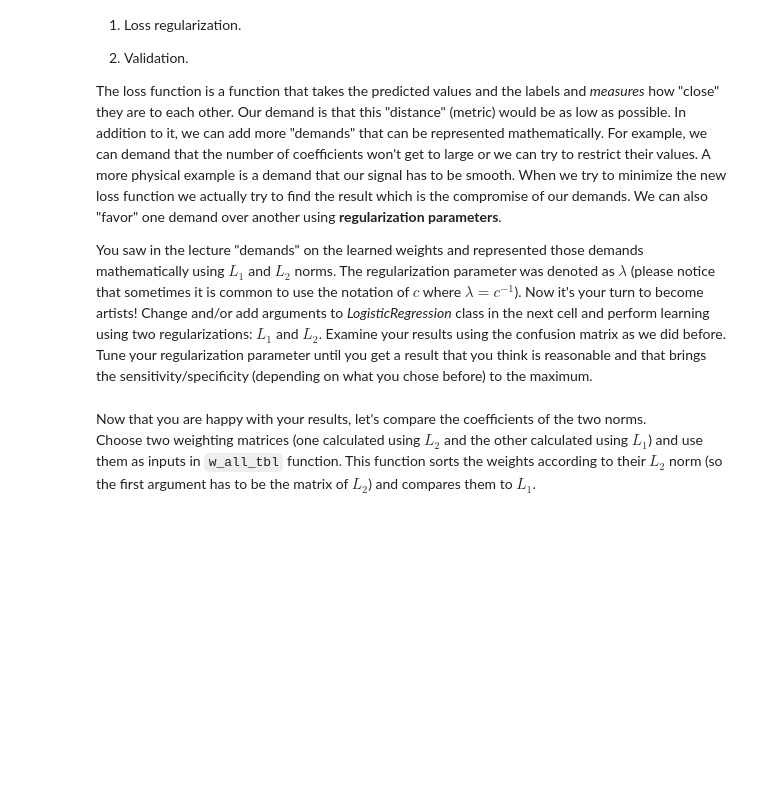
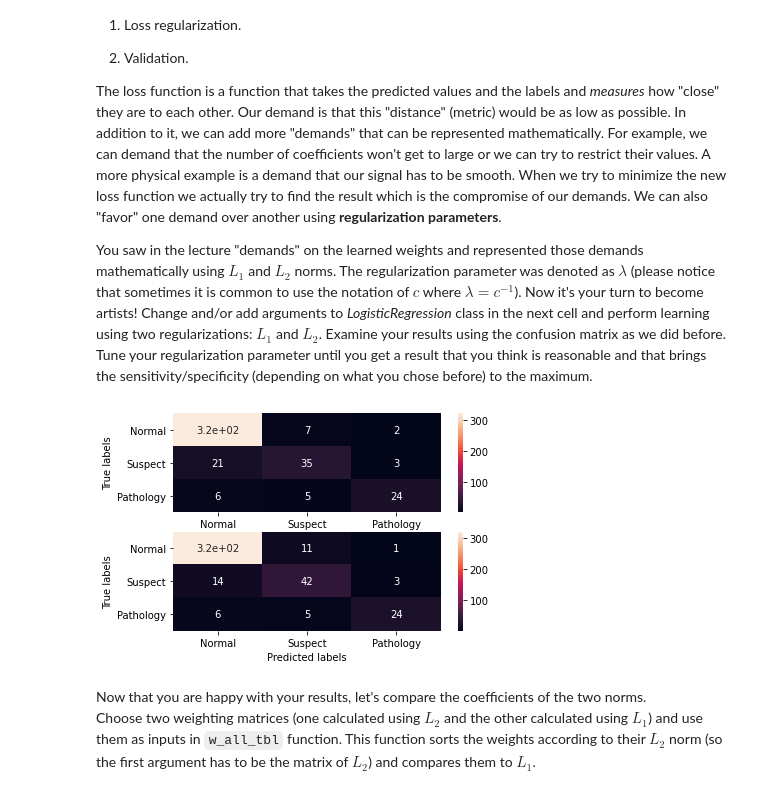
Before and after one commit to mlh-master/hw1_mlh-elinoy-matan, a Jupyter notebook: HW1.ipynb, the cells around one changed output. Cells and saved outputs as stored; diff of their text form; code cells hidden in the pictures; blank space fills up the shorter version.

```diff
--- a/HW1.ipynb
+++ b/HW1.ipynb
@@ -390,21 +444,29 @@ The loss function is a function that takes the predicted values and the labels a
 You saw in the lecture "demands" on the learned weights and represented those demands mathematically using $ L_1 $ and $ L_2 $ norms. The regularization parameter was denoted as $\lambda$ (please notice that sometimes it is common to use the notation of $ c $ where $\lambda = c^{-1}$). Now it's your turn to become artists! Change and/or add arguments to *LogisticRegression* class in the next cell and perform learning using two regularizations: $ L_1 $ and $ L_2 $. Examine your results using the confusion matrix as we did before. Tune your regularization parameter until you get a result that you think is reasonable and that brings the sensitivity/specificity (depending on what you chose before) to the maximum.
 # %%
 # Implement your code here:
-mode = # choose a mode from the `nsd`
-logreg_l2 = LogisticRegression(solver='saga', multi_class='ovr', max_iter=10000) # complete the arguments for L2
-y_pred_2, w2 = pred_log(logreg_l2,) # complete this function using nsd function
+mode='MinMax'
+logreg_l2 = LogisticRegression(penalty='l2', solver='saga', multi_class='ovr', max_iter=10000)
+y_pred_2, w2 = pred_log(logreg_l2,nsd(X_train,mode=mode), y_train, nsd(X_test,mode=mode))
+
+#mode = # choose a mode from the `nsd`
+#logreg_l2 = LogisticRegression(solver='saga', multi_class='ovr', max_iter=10000) # complete the arguments for L2
+#y_pred_2, w2 = pred_log(logreg_l2,) # complete this function using nsd function
 cnf_matrix = metrics.confusion_matrix(y_test, y_pred_2)
 ax1 = plt.subplot(211)
 sns.heatmap(cnf_matrix, annot=True, xticklabels=['Normal','Suspect','Pathology'], yticklabels=['Normal','Suspect','Pathology'])
 ax1.set(ylabel='True labels', xlabel='Predicted labels')
 
-logreg_l1 = LogisticRegression(solver='saga', multi_class='ovr', max_iter=10000) # complete the arguments for L1
-y_pred_1, w1 = pred_log(logreg_l1,)  # complete this function using nsd function
+#logreg_l1 = LogisticRegression(solver='saga', multi_class='ovr', max_iter=10000) # complete the arguments for L1
+logreg_l1 = LogisticRegression(penalty='l1',solver='saga', multi_class='ovr', max_iter=10000)
+y_pred_1, w1 = pred_log(logreg_l1,nsd(X_train,mode=mode), y_train, nsd(X_test,mode=mode))
+#y_pred_1, w1 = pred_log(logreg_l1,)  # complete this function using nsd function
 cnf_matrix = metrics.confusion_matrix(y_test, y_pred_1)
 ax2 = plt.subplot(212)
 sns.heatmap(cnf_matrix, annot=True, xticklabels=['Normal','Suspect','Pathology'], yticklabels=['Normal','Suspect','Pathology'])
 ax2.set(ylabel='True labels', xlabel='Predicted labels')
 plt.show()
+# %% [output]
+[figure, added]
 # %% [markdown]
 Now that you are happy with your results, let's compare the coefficients of the two norms.\
 Choose two weighting matrices (one calculated using $ L_2 $ and the other calculated using $ L_1 $) and use them as inputs in `w_all_tbl` function. This function sorts the weights according to their $ L_2 $ norm (so the first argument has to be the matrix of $ L_2 $) and compares them to $L_1$.
```
Also changed, not shown: parts of 39 cells of this notebook, 2 other files.
